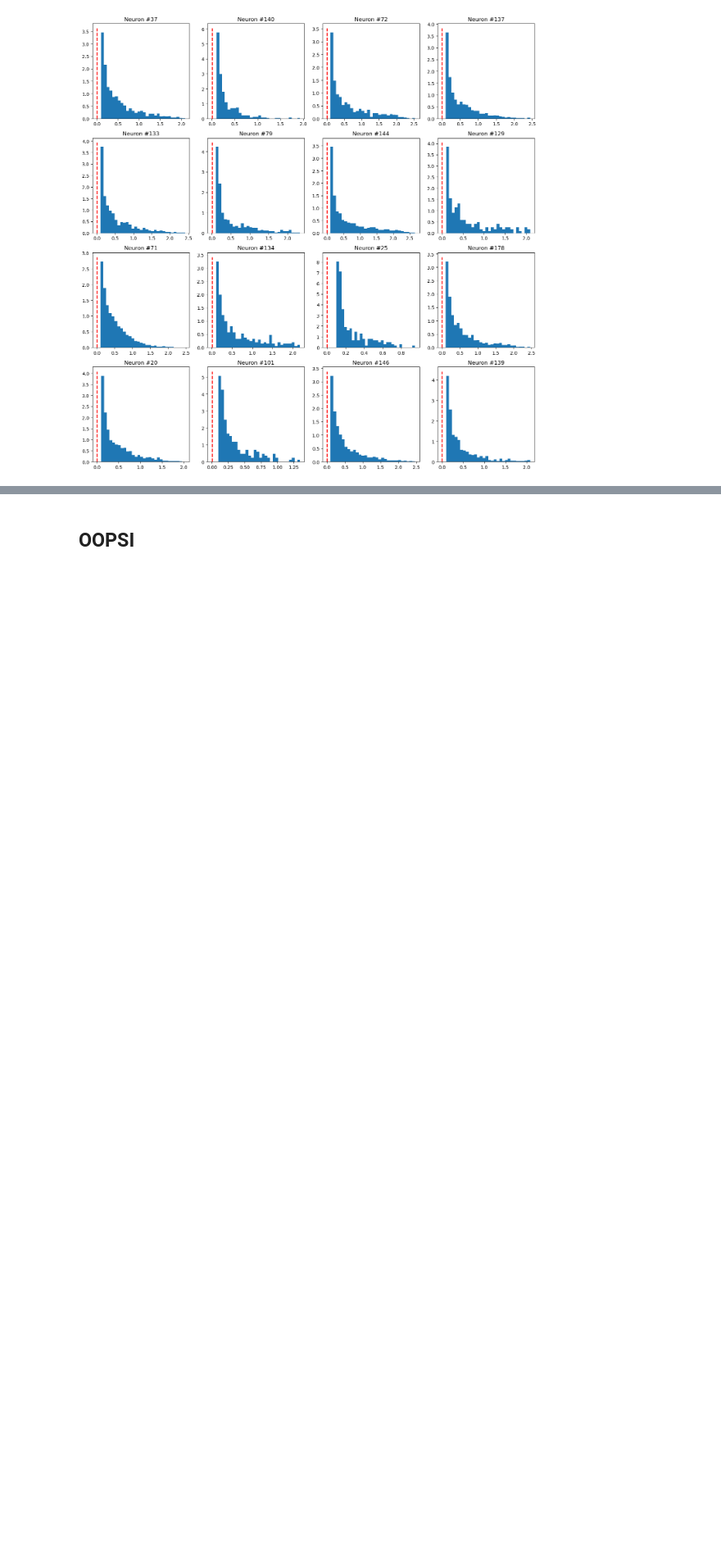
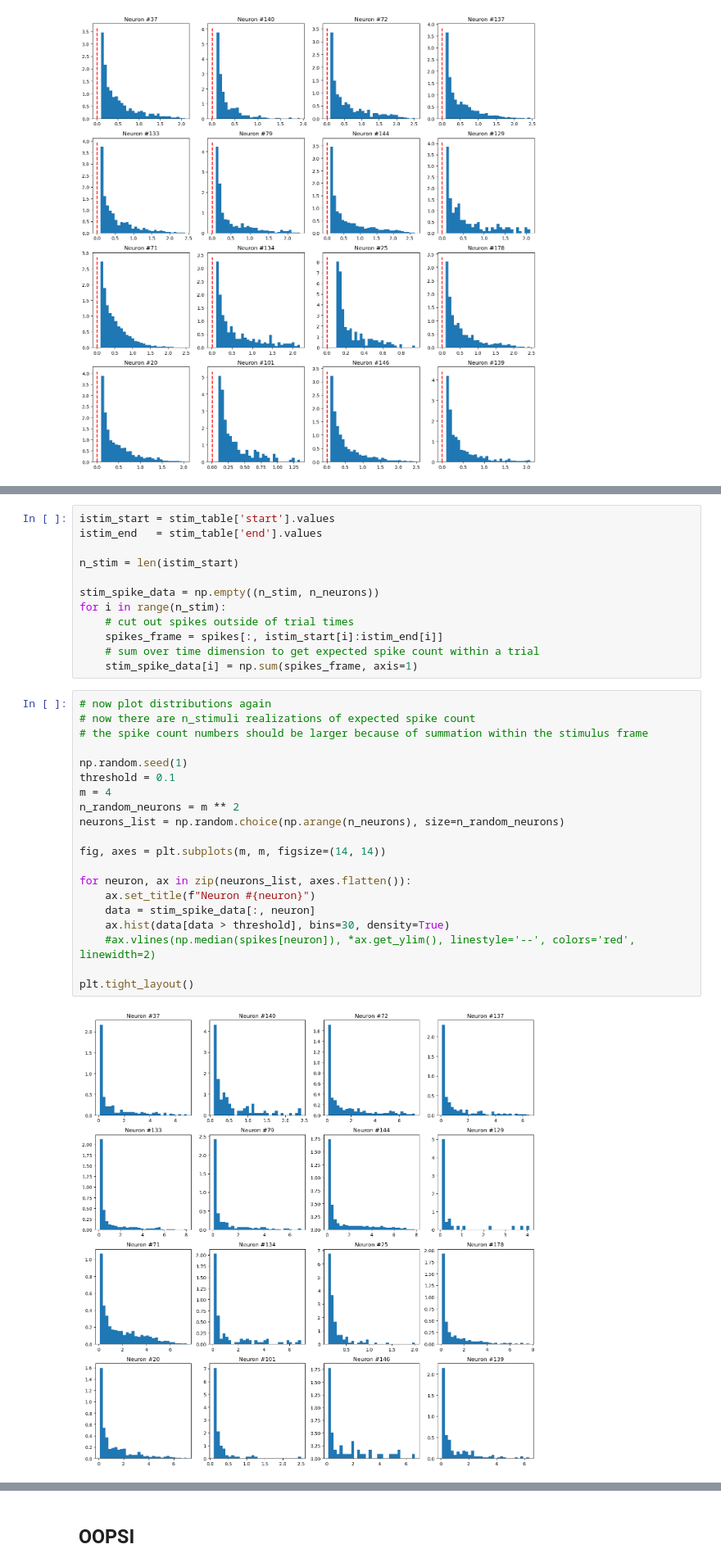
Before and after one commit to atimcenko/tu-neural-data-science, a Jupyter notebook: practical/practical02_Alex.ipynb, the cells around one changed output, grey strips where cells are left out. Shown at 82% size. Drawn from its saved outputs; the diff is of its cells as text; blank space fills up the shorter version.

```diff
--- a/practical/practical02_Alex.ipynb
+++ b/practical/practical02_Alex.ipynb
@@ -1055,0 +1051,34 @@ plt.tight_layout()
+# %%
+istim_start = stim_table['start'].values
+istim_end   = stim_table['end'].values
+
+n_stim = len(istim_start)
+
+stim_spike_data = np.empty((n_stim, n_neurons))
+for i in range(n_stim):
+    # cut out spikes outside of trial times
+    spikes_frame = spikes[:, istim_start[i]:istim_end[i]]
+    # sum over time dimension to get expected spike count within a trial
+    stim_spike_data[i] = np.sum(spikes_frame, axis=1)
+# %%
+# now plot distributions again
+# now there are n_stimuli realizations of expected spike count
+# the spike count numbers should be larger because of summation within the stimulus frame
+
+np.random.seed(1)
+threshold = 0.1
+m = 4
+n_random_neurons = m ** 2
+neurons_list = np.random.choice(np.arange(n_neurons), size=n_random_neurons)
+
+fig, axes = plt.subplots(m, m, figsize=(14, 14))
+
+for neuron, ax in zip(neurons_list, axes.flatten()):
+    ax.set_title(f"Neuron #{neuron}")
+    data = stim_spike_data[:, neuron]
+    ax.hist(data[data > threshold], bins=30, density=True)
+    #ax.vlines(np.median(spikes[neuron]), *ax.get_ylim(), linestyle='--', colors='red', linewidth=2)
+
+plt.tight_layout()
+# %% [output]
+[figure, added]
```
Also changed, not shown: parts of 19 cells of this notebook.
